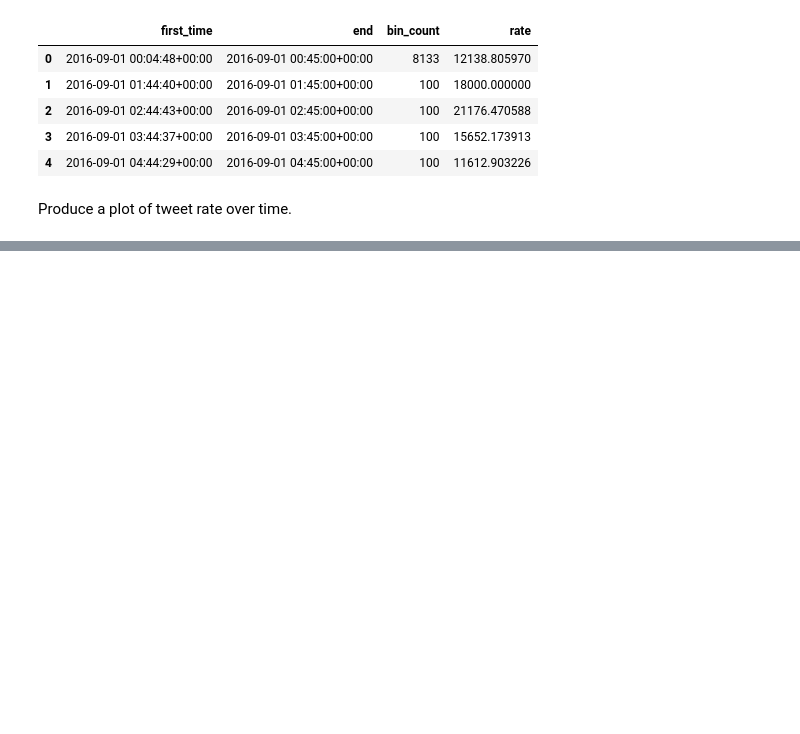
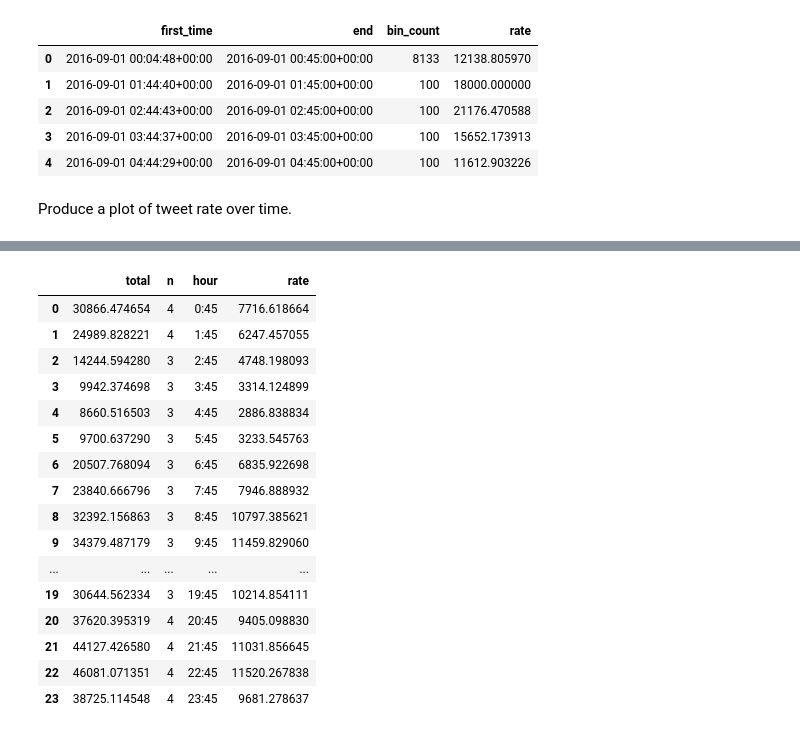
Before and after one commit to alanjschoen/kojak, a Jupyter notebook: Time Histogram.ipynb, the cells around one changed output, grey strips where cells are left out. Saved outputs shown, nothing was run; the diff lists cells and outputs as text; code cells hidden in the pictures; blank space fills up the shorter version.

```diff
--- a/Time Histogram.ipynb
+++ b/Time Histogram.ipynb
@@ -89,0 +106,20 @@ plt.show()
+# %%
+hour_rates_df
+# %% [output]
+|  | total | n | hour | rate |
+| 0 | 30866.474654 | 4 | 0:45 | 7716.618664 |
+| 1 | 24989.828221 | 4 | 1:45 | 6247.457055 |
+| 2 | 14244.594280 | 3 | 2:45 | 4748.198093 |
+| 3 | 9942.374698 | 3 | 3:45 | 3314.124899 |
+| 4 | 8660.516503 | 3 | 4:45 | 2886.838834 |
+| 5 | 9700.637290 | 3 | 5:45 | 3233.545763 |
+| 6 | 20507.768094 | 3 | 6:45 | 6835.922698 |
+| 7 | 23840.666796 | 3 | 7:45 | 7946.888932 |
+| 8 | 32392.156863 | 3 | 8:45 | 10797.385621 |
+| 9 | 34379.487179 | 3 | 9:45 | 11459.829060 |
+| ... | ... | ... | ... | ... |
+| 19 | 30644.562334 | 3 | 19:45 | 10214.854111 |
+| 20 | 37620.395319 | 4 | 20:45 | 9405.098830 |
+| 21 | 44127.426580 | 4 | 21:45 | 11031.856645 |
+| 22 | 46081.071351 | 4 | 22:45 | 11520.267838 |
+| 23 | 38725.114548 | 4 | 23:45 | 9681.278637 |
```
Also changed, not shown: parts of 3 cells of this notebook.
